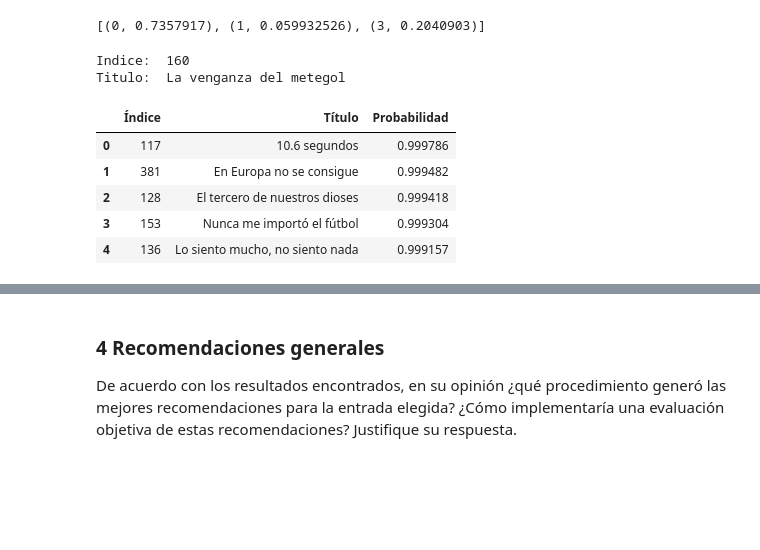
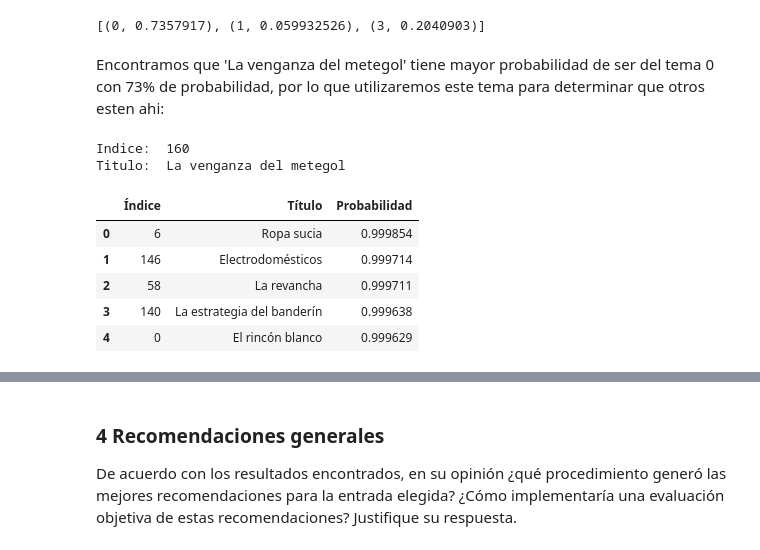
Before and after one commit to juankquintana/aprendizaje-no-supervisado, a Jupyter notebook: Semana 6/taller/JCQ S6_LC1_Taller_LDA.ipynb, the cells around one changed output, grey strips where cells are left out. Cells and saved outputs as stored; diff of their text form; code cells hidden in the pictures; blank space fills up the shorter version.

Commit message:
Correccion tema punto LDA

```diff
--- a/Semana 6/taller/JCQ S6_LC1_Taller_LDA.ipynb
+++ b/Semana 6/taller/JCQ S6_LC1_Taller_LDA.ipynb
@@ -965,6 +965,8 @@ l=[Estimacion.get_document_topics(item) for item in corpus]
 l[160]
 # %% [output]
 [(0, 0.7357917), (1, 0.059932526), (3, 0.2040903)]
+# %% [markdown]
+Encontramos que 'La venganza del metegol' tiene mayor probabilidad de ser del tema 0 con 73% de probabilidad, por lo que utilizaremos este tema para determinar que otros esten ahi:
 # %%
 from operator import itemgetter
 
@@ -1014,16 +1016,16 @@ def recomendador_LDA(tema,num,corpus_doc,title,df=blog_casciari):
     # Retornar el DataFrame con los resultados
     return result_temas
 # %%
-recomendador_LDA(3,5,l,'La venganza del metegol',df=blog_casciari)
+recomendador_LDA(0,5,l,'La venganza del metegol',df=blog_casciari)
 # %% [output]
 Indice:  160
 Titulo:  La venganza del metegol
 |  | Índice | Título | Probabilidad |
-| 0 | 117 | 10.6 segundos | 0.999786 |
-| 1 | 381 | En Europa no se consigue | 0.999482 |
-| 2 | 128 | El tercero de nuestros dioses | 0.999418 |
-| 3 | 153 | Nunca me importó el fútbol | 0.999304 |
-| 4 | 136 | Lo siento mucho, no siento nada | 0.999157 |
+| 0 | 6 | Ropa sucia | 0.999854 |
+| 1 | 146 | Electrodomésticos | 0.999714 |
+| 2 | 58 | La revancha | 0.999711 |
+| 3 | 140 | La estrategia del banderín | 0.999638 |
+| 4 | 0 | El rincón blanco | 0.999629 |
 # %% [markdown]
 
 Para generar el modelo fue necesario primero determinar los temas a usar con coherencia y medida de perplejidad como se mostro anteriormente. Revisando las medidas tanto de coherencia como de perplejidad datos fue posible encontrar el numero de temas mas util para definir el modelo LDA, se hicieron tambien graficos para revisar como se veian los temas en un plano por cuadrantes y asi fue posible determinar el mejor modelo por temas latentes.
```
Also changed, not shown: parts of 3 cells of this notebook.
